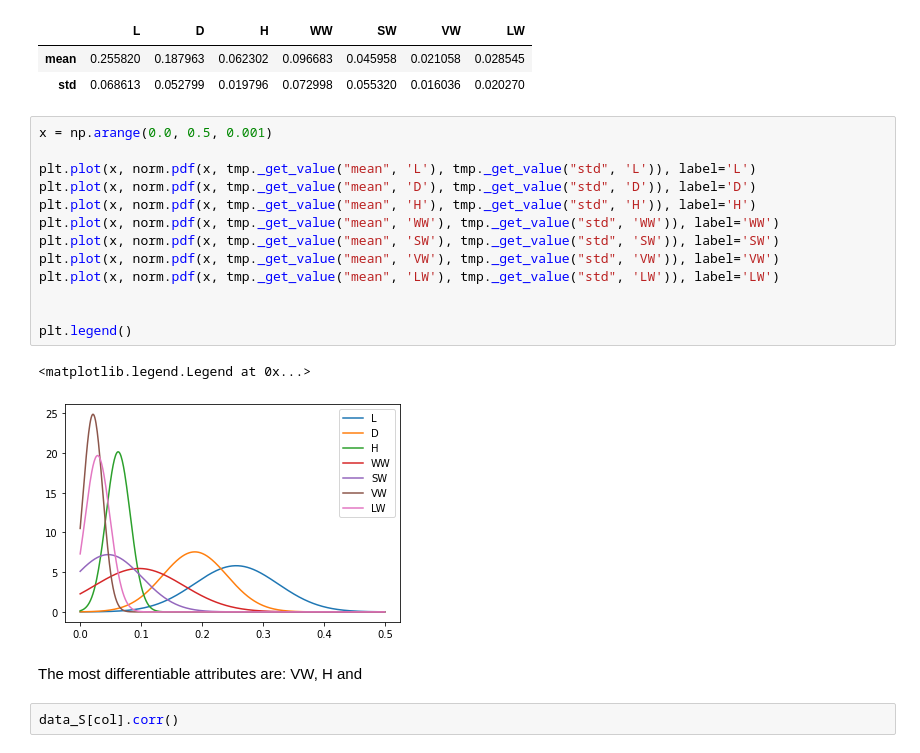
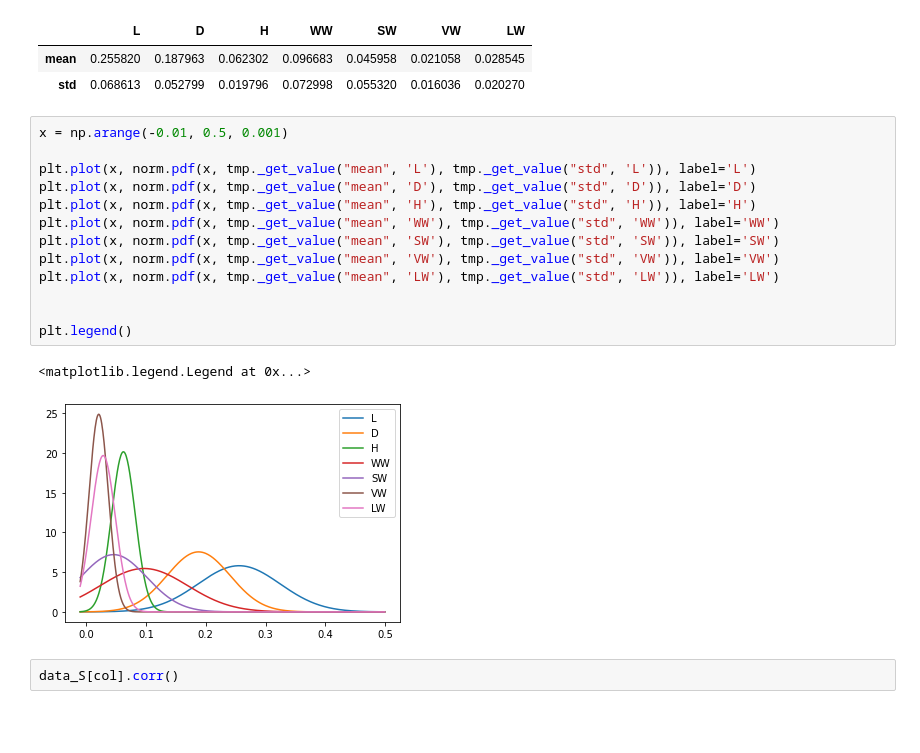
Before and after one commit to SWi7CHbladE/Pattern-Recognition-Assigment, a Jupyter notebook: 20_8_2022_Assignment2.ipynb, the cells around one changed output. Saved outputs shown, nothing was run; the diff lists cells and outputs as text; blank space fills up the shorter version.

```diff
--- a/20_8_2022_Assignment2.ipynb
+++ b/20_8_2022_Assignment2.ipynb
@@ -57,23 +57,21 @@ tmp
 | mean | 0.255820 | 0.187963 | 0.062302 | 0.096683 | 0.045958 | 0.021058 | 0.028545 |
 | std | 0.068613 | 0.052799 | 0.019796 | 0.072998 | 0.055320 | 0.016036 | 0.020270 |
 # %%
-x = np.arange(0.0, 0.5, 0.001)
+x = np.arange(-0.01, 0.5, 0.001)
 
 plt.plot(x, norm.pdf(x, tmp._get_value("mean", 'L'), tmp._get_value("std", 'L')), label='L')
 plt.plot(x, norm.pdf(x, tmp._get_value("mean", 'D'), tmp._get_value("std", 'D')), label='D')
 plt.plot(x, norm.pdf(x, tmp._get_value("mean", 'H'), tmp._get_value("std", 'H')), label='H')
 plt.plot(x, norm.pdf(x, tmp._get_value("mean", 'WW'), tmp._get_value("std", 'WW')), label='WW')
 plt.plot(x, norm.pdf(x, tmp._get_value("mean", 'SW'), tmp._get_value("std", 'SW')), label='SW')
 plt.plot(x, norm.pdf(x, tmp._get_value("mean", 'VW'), tmp._get_value("std", 'VW')), label='VW')
 plt.plot(x, norm.pdf(x, tmp._get_value("mean", 'LW'), tmp._get_value("std", 'LW')), label='LW')
 
 
 plt.legend()
 # %% [output]
 <matplotlib.legend.Legend at 0x...>
-[figure, old version]
+[figure, new version]
-# %% [markdown]
-The most differentiable attributes are: VW, H and
 # %%
 data_S[col].corr()
 # %% [output]
```
Also changed, not shown: parts of 2 cells of this notebook.
